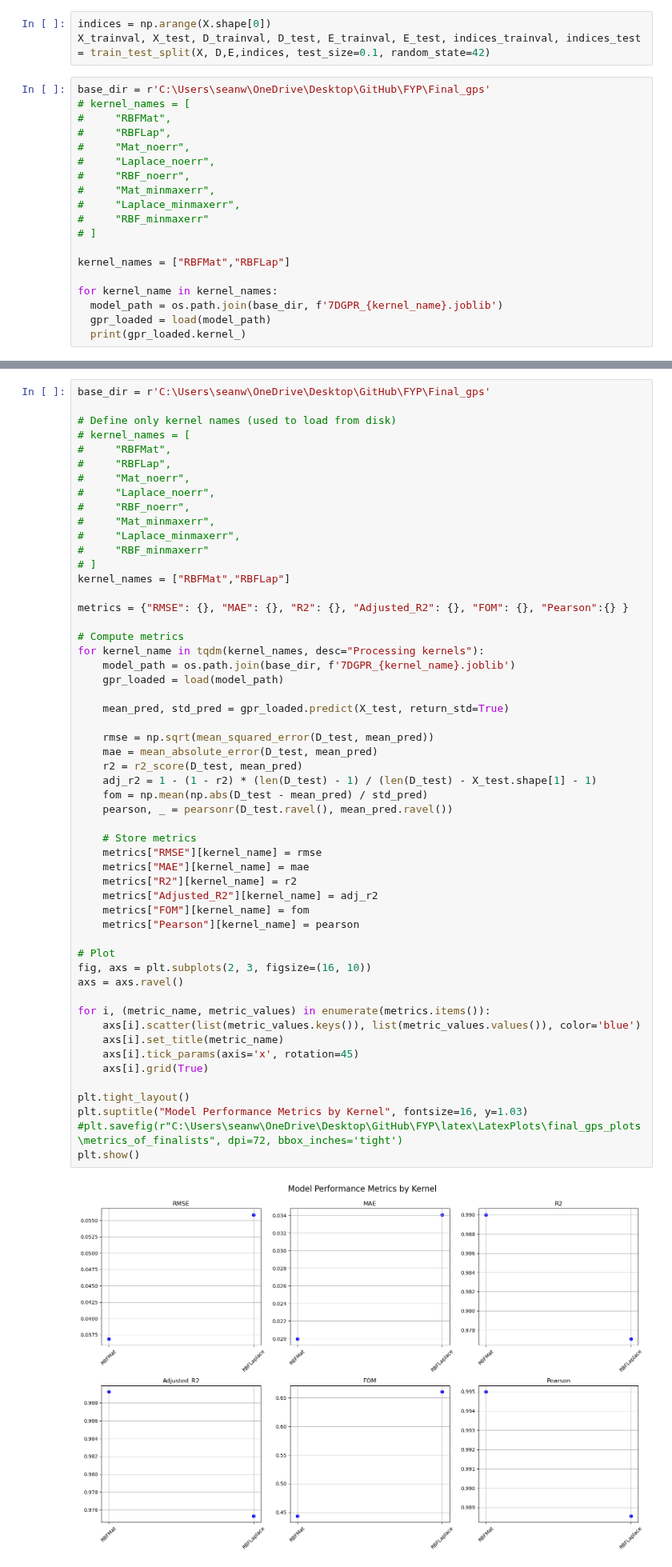
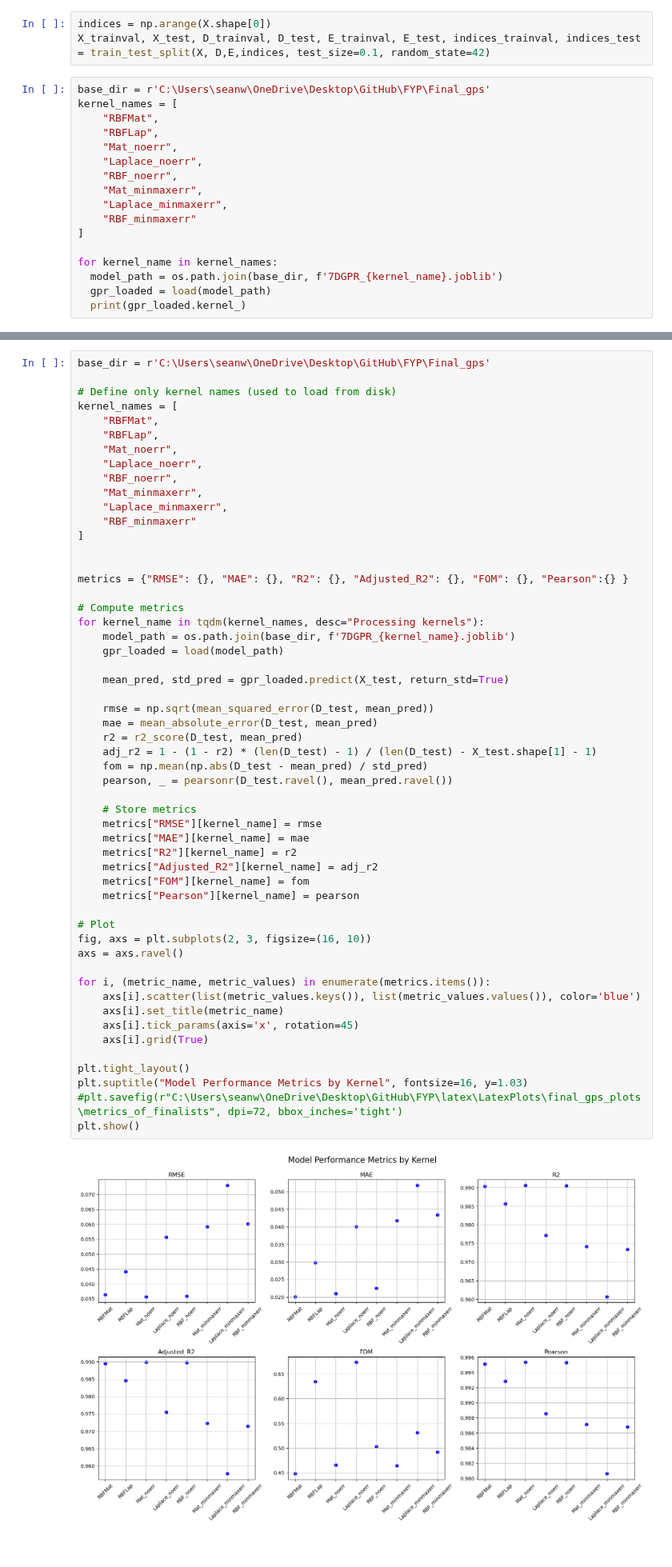
Before and after one commit to seanwhite674/FinalYearProject, a Jupyter notebook: Final_gps/plot_final_7dgps.ipynb, the cells around one changed output, grey strips where cells are left out. Shown at 80% size. Cells and saved outputs as stored; diff of their text form.

```diff
--- a/Final_gps/plot_final_7dgps.ipynb
+++ b/Final_gps/plot_final_7dgps.ipynb
@@ -103,18 +103,16 @@ indices = np.arange(X.shape[0])
 X_trainval, X_test, D_trainval, D_test, E_trainval, E_test, indices_trainval, indices_test = train_test_split(X, D,E,indices, test_size=0.1, random_state=42)
 # %%
 base_dir = r'C:\Users\seanw\OneDrive\Desktop\GitHub\FYP\Final_gps'
-# kernel_names = [
-#     "RBFMat",
-#     "RBFLap",
-#     "Mat_noerr",
-#     "Laplace_noerr",
-#     "RBF_noerr",
-#     "Mat_minmaxerr",
-#     "Laplace_minmaxerr",
-#     "RBF_minmaxerr"
-# ]
-
-kernel_names = ["RBFMat","RBFLap"]
+kernel_names = [
+    "RBFMat",
+    "RBFLap",
+    "Mat_noerr",
+    "Laplace_noerr",
+    "RBF_noerr",
+    "Mat_minmaxerr",
+    "Laplace_minmaxerr",
+    "RBF_minmaxerr"
+]
 
 for kernel_name in kernel_names:
   model_path = os.path.join(base_dir, f'7DGPR_{kernel_name}.joblib')
@@ -127,17 +131,17 @@ for kernel_name in kernel_names:
 base_dir = r'C:\Users\seanw\OneDrive\Desktop\GitHub\FYP\Final_gps'
 
 # Define only kernel names (used to load from disk)
-# kernel_names = [
-#     "RBFMat",
-#     "RBFLap",
-#     "Mat_noerr",
-#     "Laplace_noerr",
-#     "RBF_noerr",
-#     "Mat_minmaxerr",
-#     "Laplace_minmaxerr",
-#     "RBF_minmaxerr"
-# ]
-kernel_names = ["RBFMat","RBFLap"]
+kernel_names = [
+    "RBFMat",
+    "RBFLap",
+    "Mat_noerr",
+    "Laplace_noerr",
+    "RBF_noerr",
+    "Mat_minmaxerr",
+    "Laplace_minmaxerr",
+    "RBF_minmaxerr"
+]
+
 
 metrics = {"RMSE": {}, "MAE": {}, "R2": {}, "Adjusted_R2": {}, "FOM": {}, "Pearson":{} }
 
@@ -151,31 +155,31 @@ for kernel_name in tqdm(kernel_names, desc="Processing kernels"):
     rmse = np.sqrt(mean_squared_error(D_test, mean_pred))
     mae = mean_absolute_error(D_test, mean_pred)
     r2 = r2_score(D_test, mean_pred)
     adj_r2 = 1 - (1 - r2) * (len(D_test) - 1) / (len(D_test) - X_test.shape[1] - 1)
     fom = np.mean(np.abs(D_test - mean_pred) / std_pred)
     pearson, _ = pearsonr(D_test.ravel(), mean_pred.ravel())
 
     # Store metrics
     metrics["RMSE"][kernel_name] = rmse
     metrics["MAE"][kernel_name] = mae
     metrics["R2"][kernel_name] = r2
     metrics["Adjusted_R2"][kernel_name] = adj_r2
     metrics["FOM"][kernel_name] = fom
     metrics["Pearson"][kernel_name] = pearson
 
 # Plot
 fig, axs = plt.subplots(2, 3, figsize=(16, 10))
 axs = axs.ravel()
 
 for i, (metric_name, metric_values) in enumerate(metrics.items()):
     axs[i].scatter(list(metric_values.keys()), list(metric_values.values()), color='blue')
     axs[i].set_title(metric_name)
     axs[i].tick_params(axis='x', rotation=45)
     axs[i].grid(True)
 
 plt.tight_layout()
 plt.suptitle("Model Performance Metrics by Kernel", fontsize=16, y=1.03)
 #plt.savefig(r"C:\Users\seanw\OneDrive\Desktop\GitHub\FYP\latex\LatexPlots\final_gps_plots\metrics_of_finalists", dpi=72, bbox_inches='tight')
 plt.show()
 # %% [output]
-[figure, old version]
+[figure, new version]
```
Also changed, not shown: parts of 2 cells of this notebook, 27 other files.
